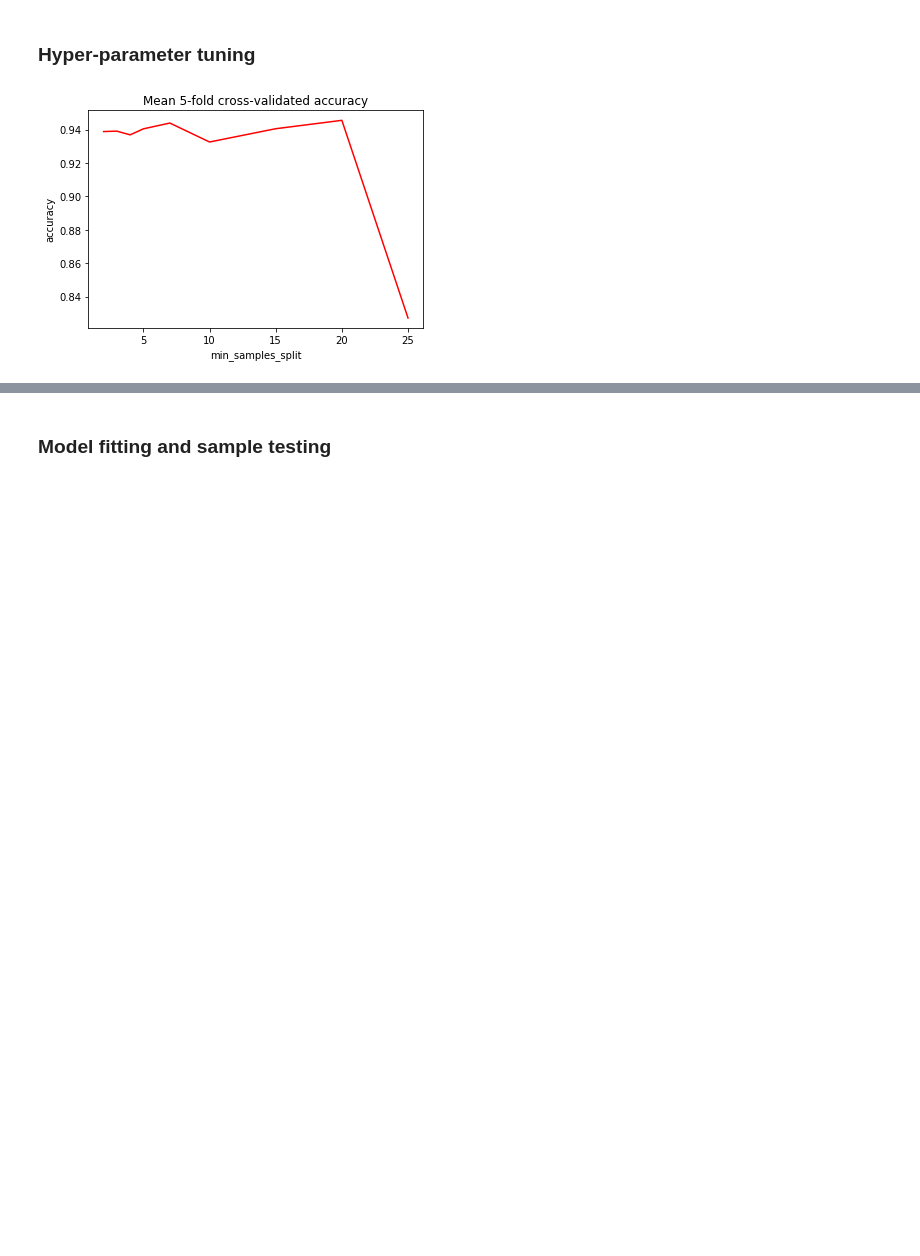
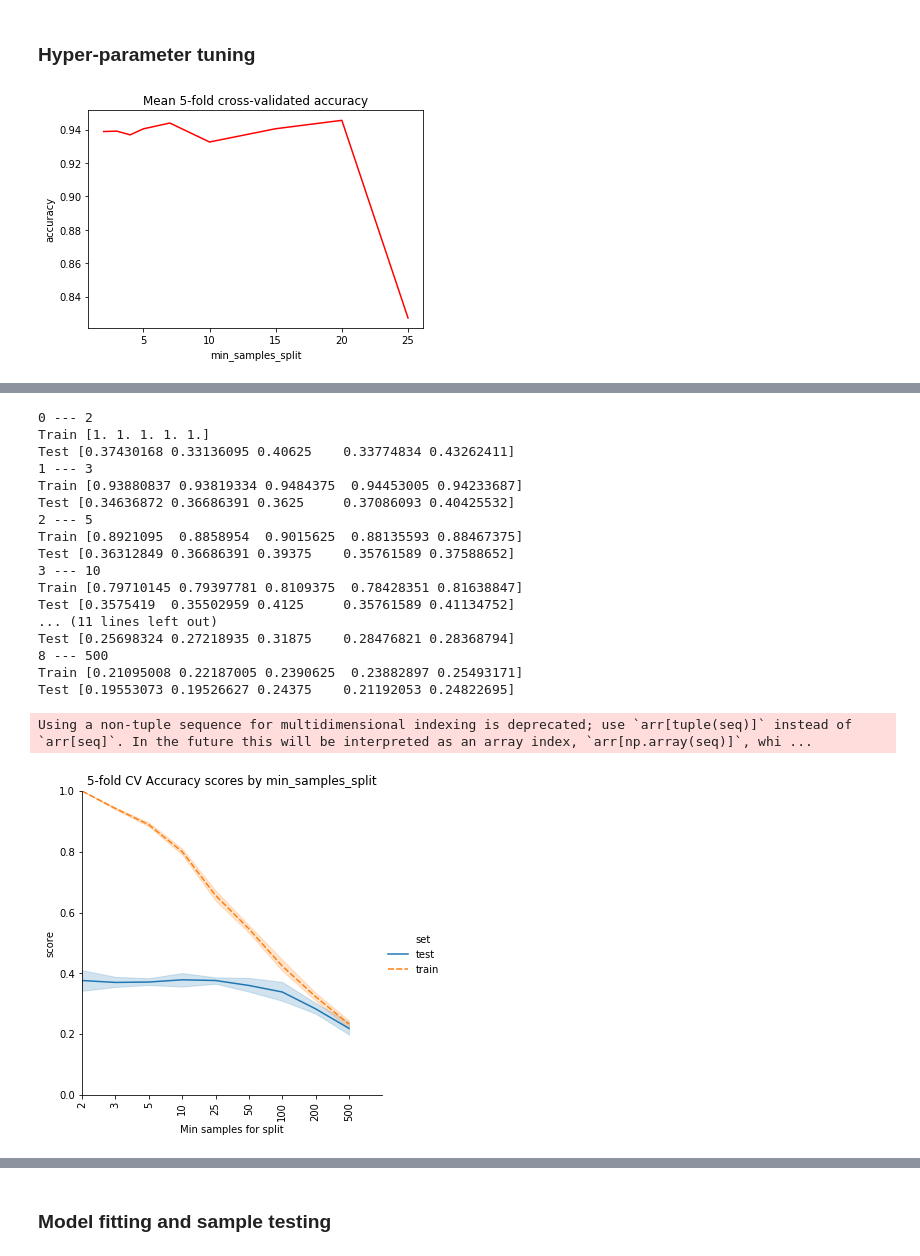
Before and after one commit to freecraver/ML-fun, a Jupyter notebook: amazon/amazon.ipynb, the cells around one changed output, grey strips where cells are left out. Cells and saved outputs as stored; diff of their text form; code cells hidden in the pictures; blank space fills up the shorter version.

```diff
--- a/amazon/amazon.ipynb
+++ b/amazon/amazon.ipynb
@@ -76,0 +131,53 @@ plt.show()
+# %%
+import seaborn as sns
+import matplotlib.pyplot as plt
+from sklearn import preprocessing
+
+df_vars_all = df_train.loc[:, df_train.columns != 'Class']
+df_vars = df_vars_all.drop('ID', axis=1)
+df_class = df_train['Class']
+
+params = [2,3,5,10,25,50,100,200,500]
+results = []
+for idx, c in enumerate(params):
+    print(idx, "---", c)
+    clf = DecisionTreeClassifier(min_samples_split=c, random_state=32143421)
+    np.random.seed(32143421)
+    scores = cross_validate(clf, df_vars, df_class, cv=5, return_train_score=True)
+    print("Train", scores['train_score'])
+    print("Test", scores['test_score'])
+    for score in scores['test_score']:
+        results.append({'score': score, 'x':idx, 'penalty':c, 'set':'test'})
+    for score in scores['train_score']:
+        results.append({'score': score, 'x':idx, 'penalty':c, 'set':'train'})
+
+df_trace = pd.DataFrame.from_dict(results)
+g = sns.relplot(x="x", y="score", kind="line", hue="set", style="set", data=df_trace)
+plt.xticks(range(len(params)), params, rotation='vertical')
+plt.xlabel("Min samples for split")
+plt.title("5-fold CV Accuracy scores by min_samples_split")
+axes = plt.gca()
+axes.set_ylim([0.0,1])
+axes.set_xlim([0,len(params)])
+plt.savefig('amz_mss_eval.pdf')
+plt.show()
+# %% [output]
+0 --- 2
+Train [1. 1. 1. 1. 1.]
+Test [0.37430168 0.33136095 0.40625    0.33774834 0.43262411]
+1 --- 3
+Train [0.93880837 0.93819334 0.9484375  0.94453005 0.94233687]
+Test [0.34636872 0.36686391 0.3625     0.37086093 0.40425532]
+2 --- 5
+Train [0.8921095  0.8858954  0.9015625  0.88135593 0.88467375]
+Test [0.36312849 0.36686391 0.39375    0.35761589 0.37588652]
+3 --- 10
+Train [0.79710145 0.79397781 0.8109375  0.78428351 0.81638847]
+Test [0.3575419  0.35502959 0.4125     0.35761589 0.41134752]
+... (11 lines left out)
+Test [0.25698324 0.27218935 0.31875    0.28476821 0.28368794]
+8 --- 500
+Train [0.21095008 0.22187005 0.2390625  0.23882897 0.25493171]
+Test [0.19553073 0.19526627 0.24375    0.21192053 0.24822695]
+Using a non-tuple sequence for multidimensional indexing is deprecated; use `arr[tuple(seq)]` instead of `arr[seq]`. In the future this will be interpreted as an array index, `arr[np.array(seq)]`, whi ...
+[figure, added]
```
Also changed, not shown: parts of 18 cells of this notebook, 2 other files.
